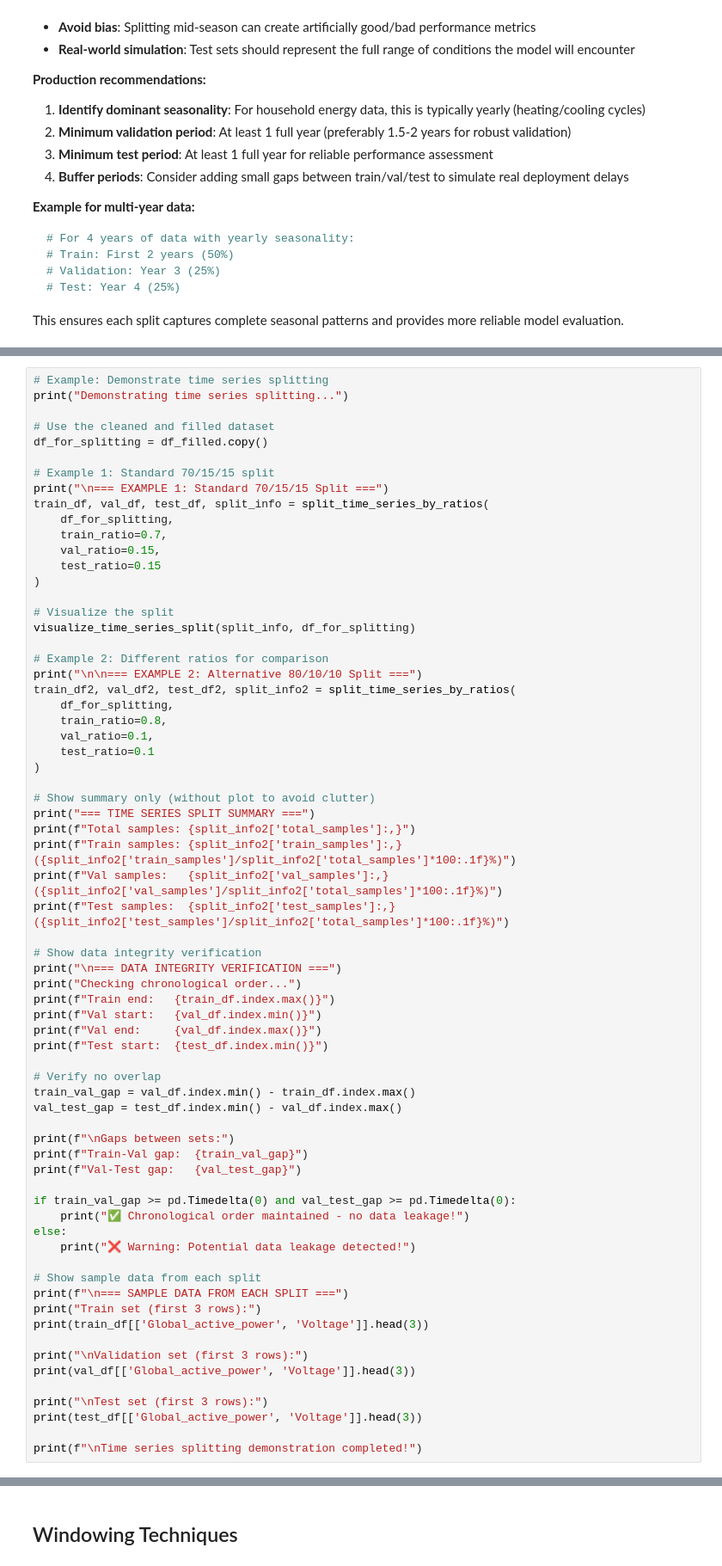
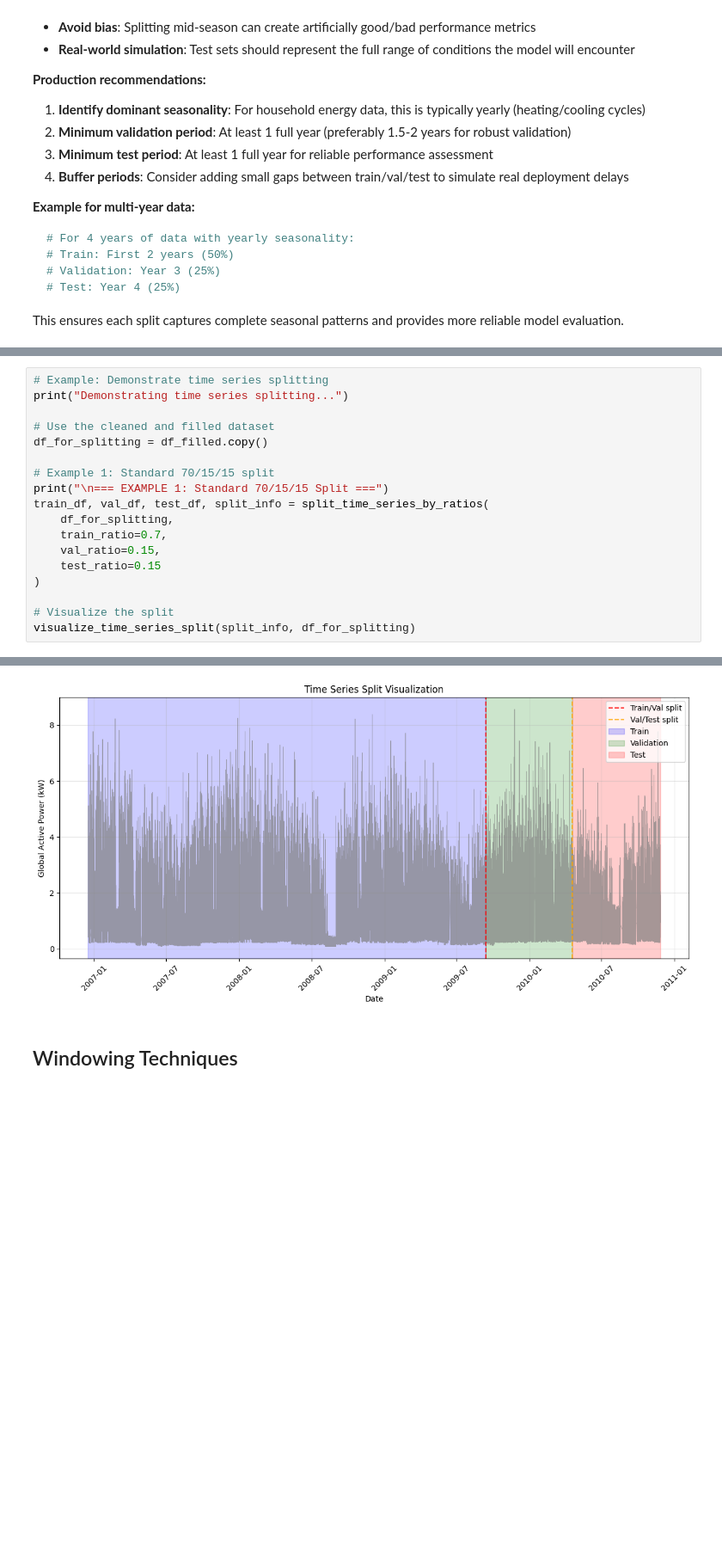
Before and after one commit to giulatona/iecon2025_tutorial, a Jupyter notebook: notebooks/02_preprocessing_windowing_features.ipynb, the cells around one changed output, grey strips where cells are left out. Shown: that part at 86% size. Drawn from its saved outputs; the diff is of its cells as text; blank space fills up the shorter version.

```diff
--- a/notebooks/02_preprocessing_windowing_features.ipynb
+++ b/notebooks/02_preprocessing_windowing_features.ipynb
@@ -711,53 +698,4 @@ train_df, val_df, test_df, split_info = split_time_series_by_ratios(
 
 # Visualize the split
 visualize_time_series_split(split_info, df_for_splitting)
-
-# Example 2: Different ratios for comparison
-print("\n\n=== EXAMPLE 2: Alternative 80/10/10 Split ===")
-train_df2, val_df2, test_df2, split_info2 = split_time_series_by_ratios(
-    df_for_splitting,
-    train_ratio=0.8,
-    val_ratio=0.1,
-    test_ratio=0.1
-)
-
-# Show summary only (without plot to avoid clutter)
-print("=== TIME SERIES SPLIT SUMMARY ===")
-print(f"Total samples: {split_info2['total_samples']:,}")
-print(f"Train samples: {split_info2['train_samples']:,} ({split_info2['train_samples']/split_info2['total_samples']*100:.1f}%)")
-print(f"Val samples:   {split_info2['val_samples']:,} ({split_info2['val_samples']/split_info2['total_samples']*100:.1f}%)")
-print(f"Test samples:  {split_info2['test_samples']:,} ({split_info2['test_samples']/split_info2['total_samples']*100:.1f}%)")
-
-# Show data integrity verification
-print("\n=== DATA INTEGRITY VERIFICATION ===")
-print("Checking chronological order...")
-print(f"Train end:   {train_df.index.max()}")
-print(f"Val start:   {val_df.index.min()}")
-print(f"Val end:     {val_df.index.max()}")
-print(f"Test start:  {test_df.index.min()}")
-
-# Verify no overlap
-train_val_gap = val_df.index.min() - train_df.index.max()
-val_test_gap = test_df.index.min() - val_df.index.max()
-
-print(f"\nGaps between sets:")
-print(f"Train-Val gap:  {train_val_gap}")
-print(f"Val-Test gap:   {val_test_gap}")
-
-if train_val_gap >= pd.Timedelta(0) and val_test_gap >= pd.Timedelta(0):
-    print("✅ Chronological order maintained - no data leakage!")
-else:
-    print("❌ Warning: Potential data leakage detected!")
-
-# Show sample data from each split
-print(f"\n=== SAMPLE DATA FROM EACH SPLIT ===")
-print("Train set (first 3 rows):")
-print(train_df[['Global_active_power', 'Voltage']].head(3))
-
-print("\nValidation set (first 3 rows):")
-print(val_df[['Global_active_power', 'Voltage']].head(3))
-
-print("\nTest set (first 3 rows):")
-print(test_df[['Global_active_power', 'Voltage']].head(3))
-
-print(f"\nTime series splitting demonstration completed!")
+# %% [output]
@@ -764,3 +720,4 @@ print(f"\nTime series splitting demonstration completed!")
+[figure, added]
 # %% [markdown]
 ## Windowing Techniques
 # %% [markdown]
```
Also changed, not shown: parts of 20 cells of this notebook.
